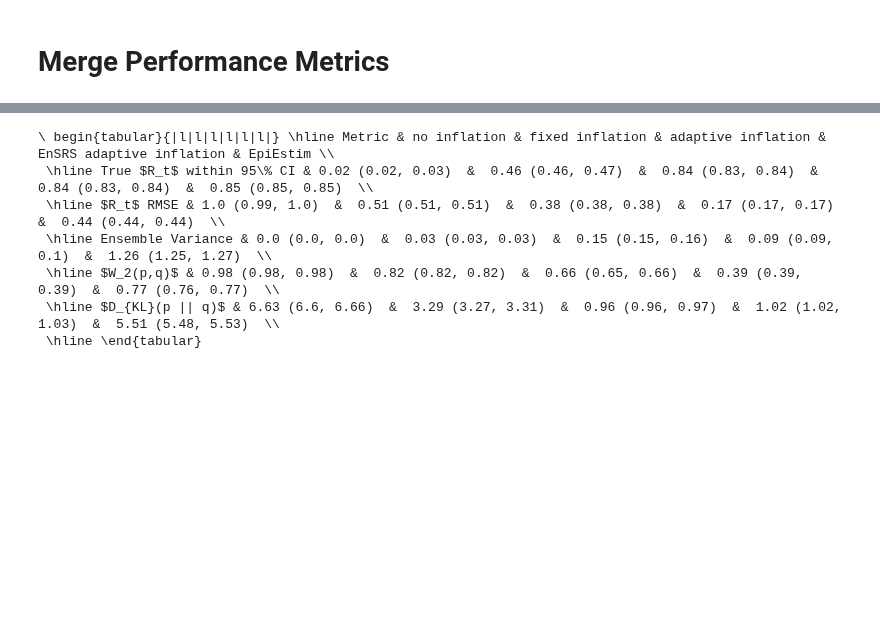
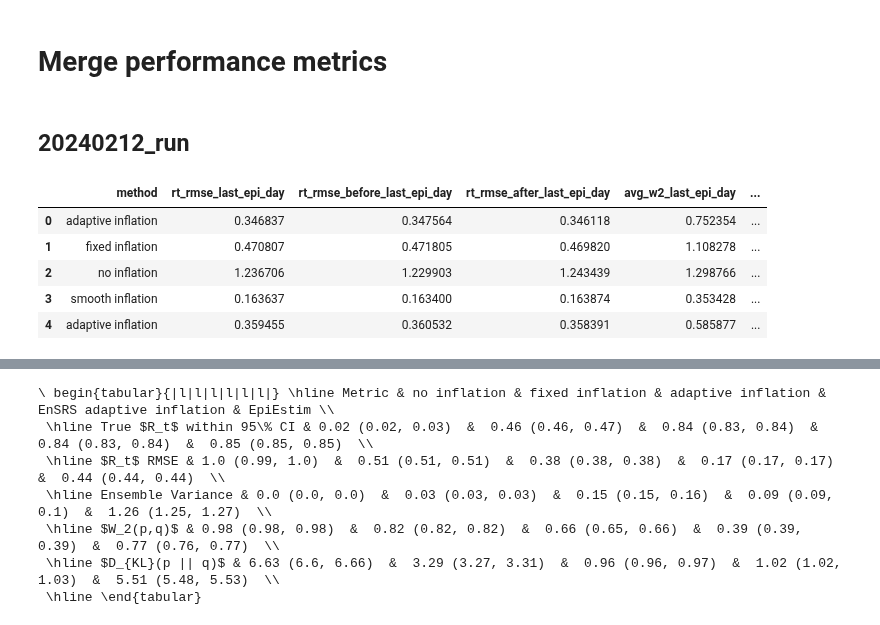
Before and after one commit to hwunrow/epykalman, a Jupyter notebook: src/epyfilter/c2b2/create_plots.ipynb, the cells around one changed output, grey strips where cells are left out. Cells and saved outputs as stored; diff of their text form; code cells hidden in the pictures; blank space fills up the shorter version.

```diff
--- a/src/epyfilter/c2b2/create_plots.ipynb
+++ b/src/epyfilter/c2b2/create_plots.ipynb
@@ -1,5 +1,5 @@
 # %% [markdown]
-# Merge Performance Metrics
+# Merge performance metrics
 # %%
 import glob
 import pandas as pd
@@ -18,0 +12,21 @@ esrs_metrics_df = pd.read_csv("/ifs/scratch/jls106_gp/nhw2114/data/20231106_synt
+# %% [markdown]
+## 20240212_run
+# %%
+in_dir = "/ifs/scratch/jls106_gp/nhw2114/data/20240212_run"
+
+files = glob.glob(f"{in_dir}/*_eakf_metrics.csv")
+
+df_list = []
+for file in files:
+    df = pd.read_csv(file, index_col=None, header=0)
+    df_list.append(df)
+
+eakf_metrics_df = pd.concat(df_list, axis=0, ignore_index=True)
+eakf_metrics_df.head()
+# %% [output]
+|  | method | rt_rmse_last_epi_day | rt_rmse_before_last_epi_day | rt_rmse_after_last_epi_day | avg_w2_last_epi_day | ... |
+| 0 | adaptive inflation | 0.346837 | 0.347564 | 0.346118 | 0.752354 | ... |
+| 1 | fixed inflation | 0.470807 | 0.471805 | 0.469820 | 1.108278 | ... |
+| 2 | no inflation | 1.236706 | 1.229903 | 1.243439 | 1.298766 | ... |
+| 3 | smooth inflation | 0.163637 | 0.163400 | 0.163874 | 0.353428 | ... |
+| 4 | adaptive inflation | 0.359455 | 0.360532 | 0.358391 | 0.585877 | ... |
```
Also changed, not shown: parts of 6 cells of this notebook.
